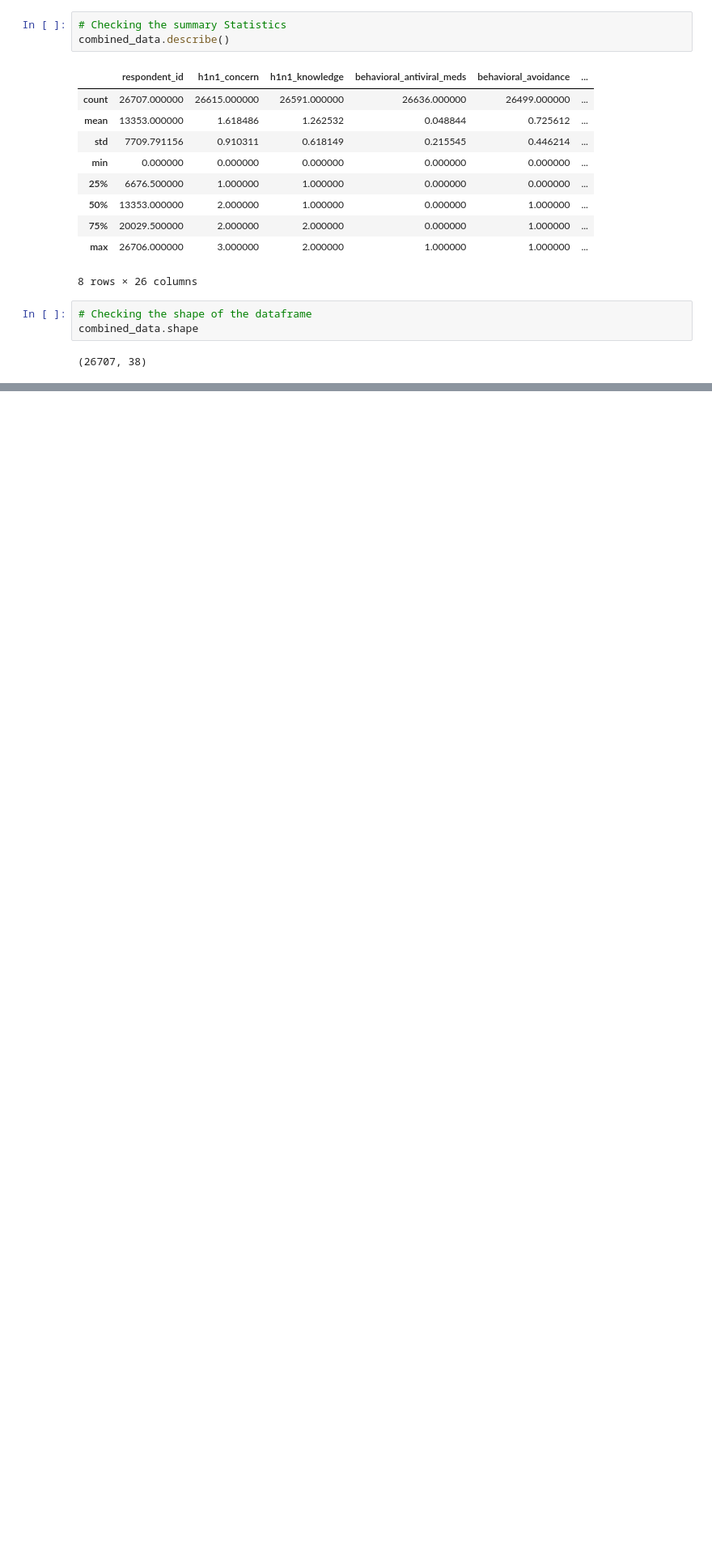
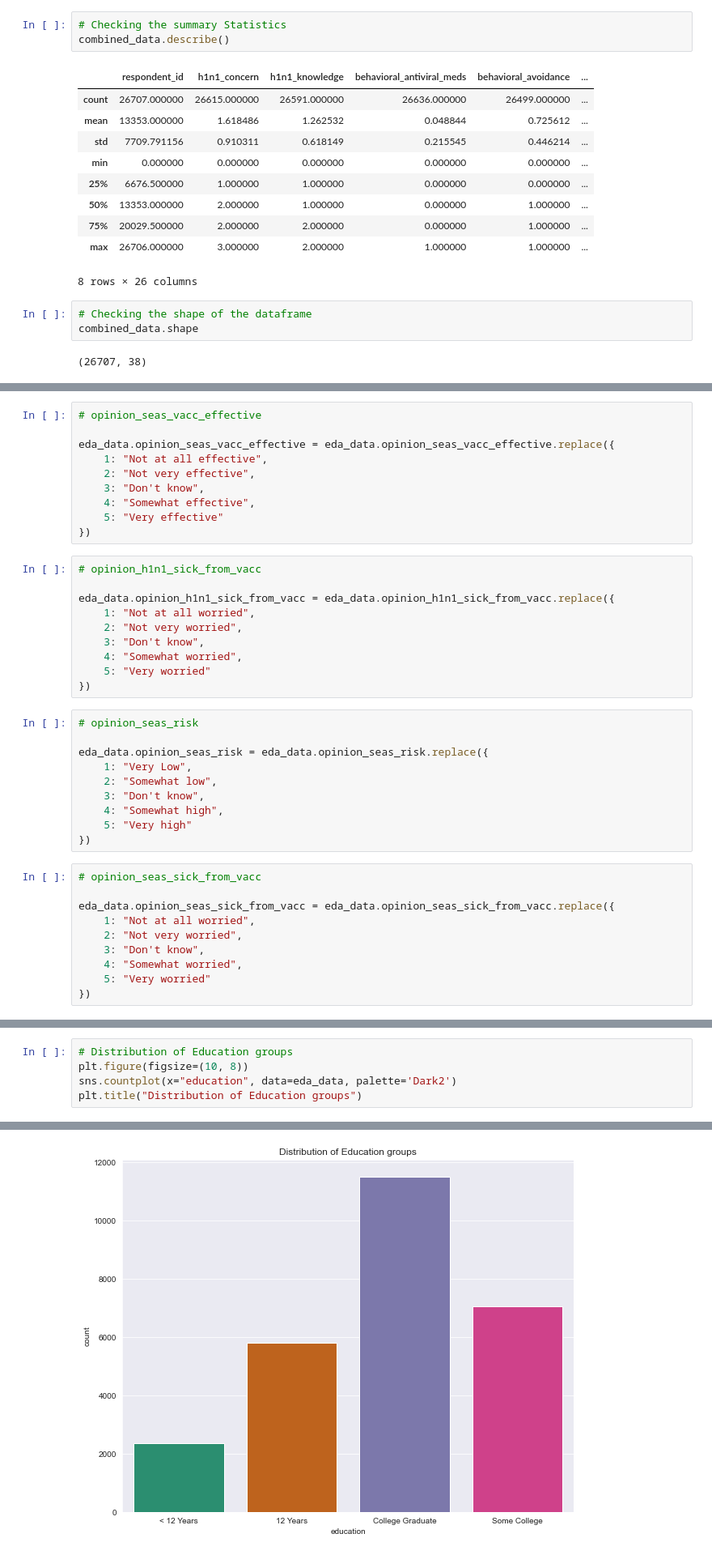
Before and after one commit to johN-Kioko/Phase-3-Project-John-Kioko, a Jupyter notebook: john.ipynb, the cells around one changed output, grey strips where cells are left out. Shown at 81% size. Cells and saved outputs as stored; diff of their text form; blank space fills up the shorter version.

```diff
--- a/john.ipynb
+++ b/john.ipynb
@@ -155,0 +346,40 @@ combined_data.shape
+# %%
+# opinion_seas_vacc_effective
+
+eda_data.opinion_seas_vacc_effective = eda_data.opinion_seas_vacc_effective.replace({
+    1: "Not at all effective",
+    2: "Not very effective",
+    3: "Don't know",
+    4: "Somewhat effective",
+    5: "Very effective"
+})
+# %%
+# opinion_h1n1_sick_from_vacc
+
+eda_data.opinion_h1n1_sick_from_vacc = eda_data.opinion_h1n1_sick_from_vacc.replace({
+    1: "Not at all worried",
+    2: "Not very worried",
+    3: "Don't know",
+    4: "Somewhat worried",
+    5: "Very worried"
+})
+# %%
+# opinion_seas_risk
+
+eda_data.opinion_seas_risk = eda_data.opinion_seas_risk.replace({
+    1: "Very Low",
+    2: "Somewhat low",
+    3: "Don't know",
+    4: "Somewhat high",
+    5: "Very high"
+})
+# %%
+# opinion_seas_sick_from_vacc
+
+eda_data.opinion_seas_sick_from_vacc = eda_data.opinion_seas_sick_from_vacc.replace({
+    1: "Not at all worried",
+    2: "Not very worried",
+    3: "Don't know",
+    4: "Somewhat worried",
+    5: "Very worried"
+})
@@ -155,0 +389,6 @@ combined_data.shape
+# %%
+# Distribution of Education groups
+plt.figure(figsize=(10, 8))
+sns.countplot(x="education", data=eda_data, palette='Dark2')
+plt.title("Distribution of Education groups")
+# %% [output]
@@ -155,0 +396 @@ combined_data.shape
+[figure, added]
```
Also changed, not shown: parts of 53 cells of this notebook.
